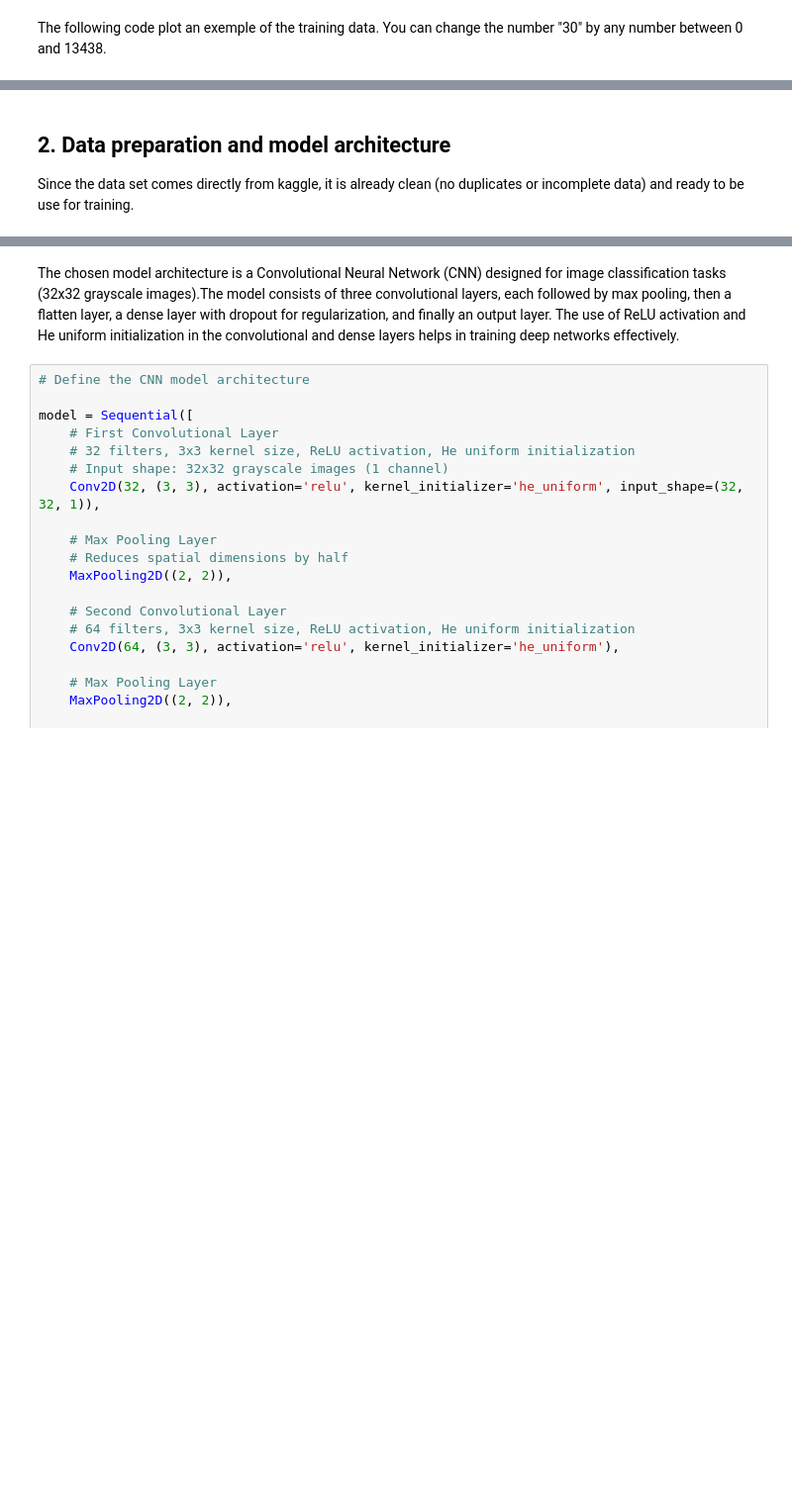
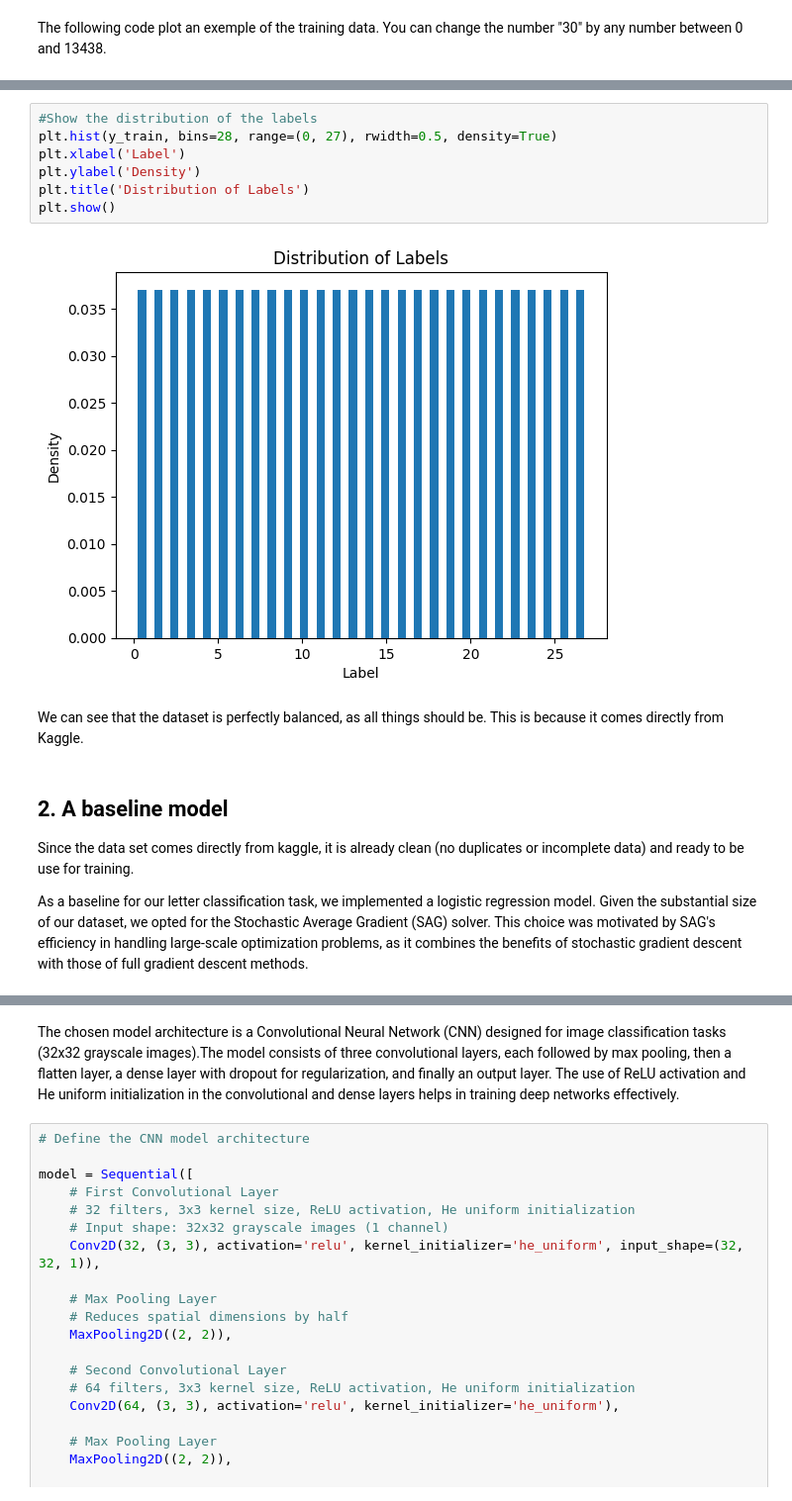
Before and after one commit to faouzihakimi/Arabic_letters_quizz_streamlit, a Jupyter notebook: model_training.ipynb, the cells around one changed output, grey strips where cells are left out. Shown at 99% size. Drawn from its saved outputs; the diff is of its cells as text; blank space fills up the shorter version.

```diff
--- a/model_training.ipynb
+++ b/model_training.ipynb
@@ -48,4 +51,17 @@ plt.imshow(image_ex, cmap='binary')
+# %%
+#Show the distribution of the labels
+plt.hist(y_train, bins=28, range=(0, 27), rwidth=0.5, density=True)
+plt.xlabel('Label')
+plt.ylabel('Density')
+plt.title('Distribution of Labels')
+plt.show()
+# %% [output]
+[figure, added]
+# %% [markdown]
+We can see that the dataset is perfectly balanced, as all things should be. This is because it comes directly from Kaggle.
 # %% [markdown]
-## 2. Data preparation and model architecture
+## 2. A baseline model
 
 Since the data set comes directly from kaggle, it is already clean (no duplicates or incomplete data) and ready to be use for training.
+
+As a baseline for our letter classification task, we implemented a logistic regression model. Given the substantial size of our dataset, we opted for the Stochastic Average Gradient (SAG) solver. This choice was motivated by SAG's efficiency in handling large-scale optimization problems, as it combines the benefits of stochastic gradient descent with those of full gradient descent methods.
```
Also changed, not shown: parts of 13 cells of this notebook, 1 other file.
